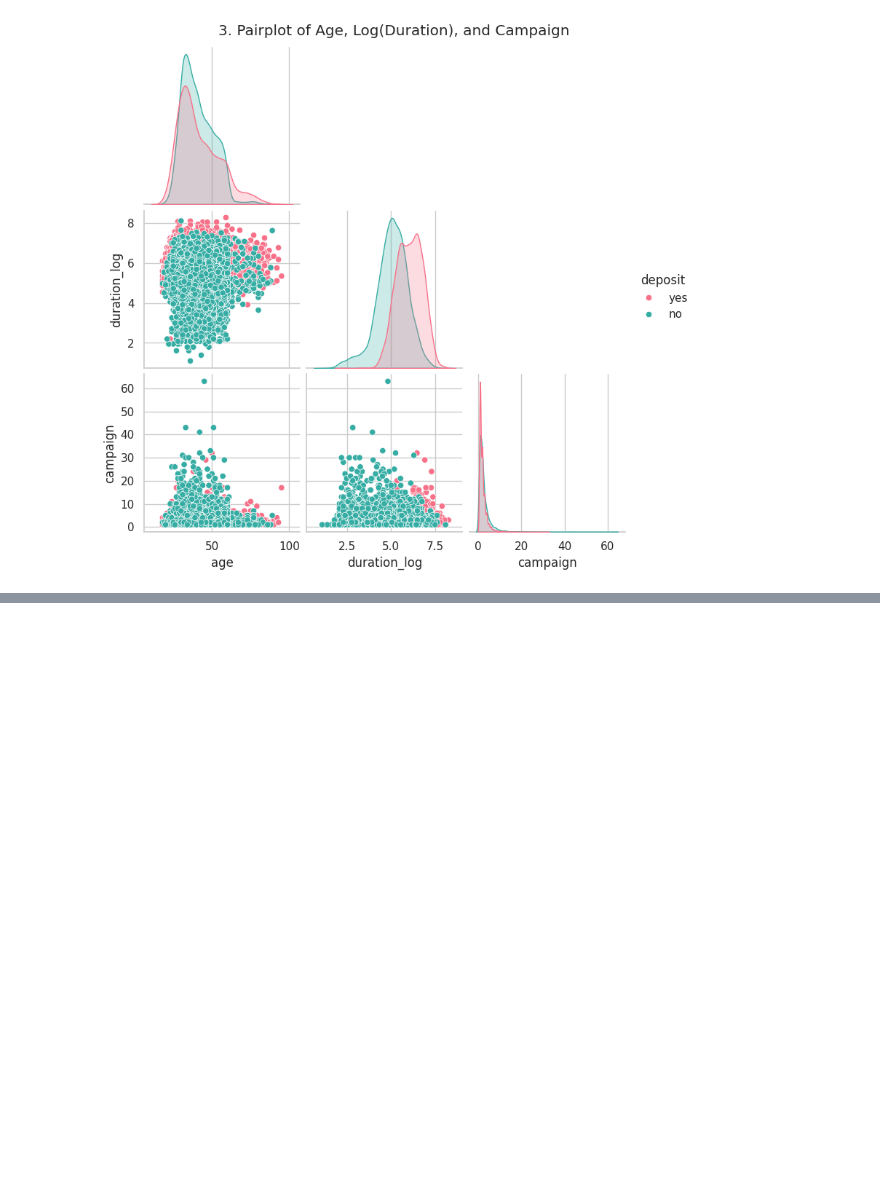
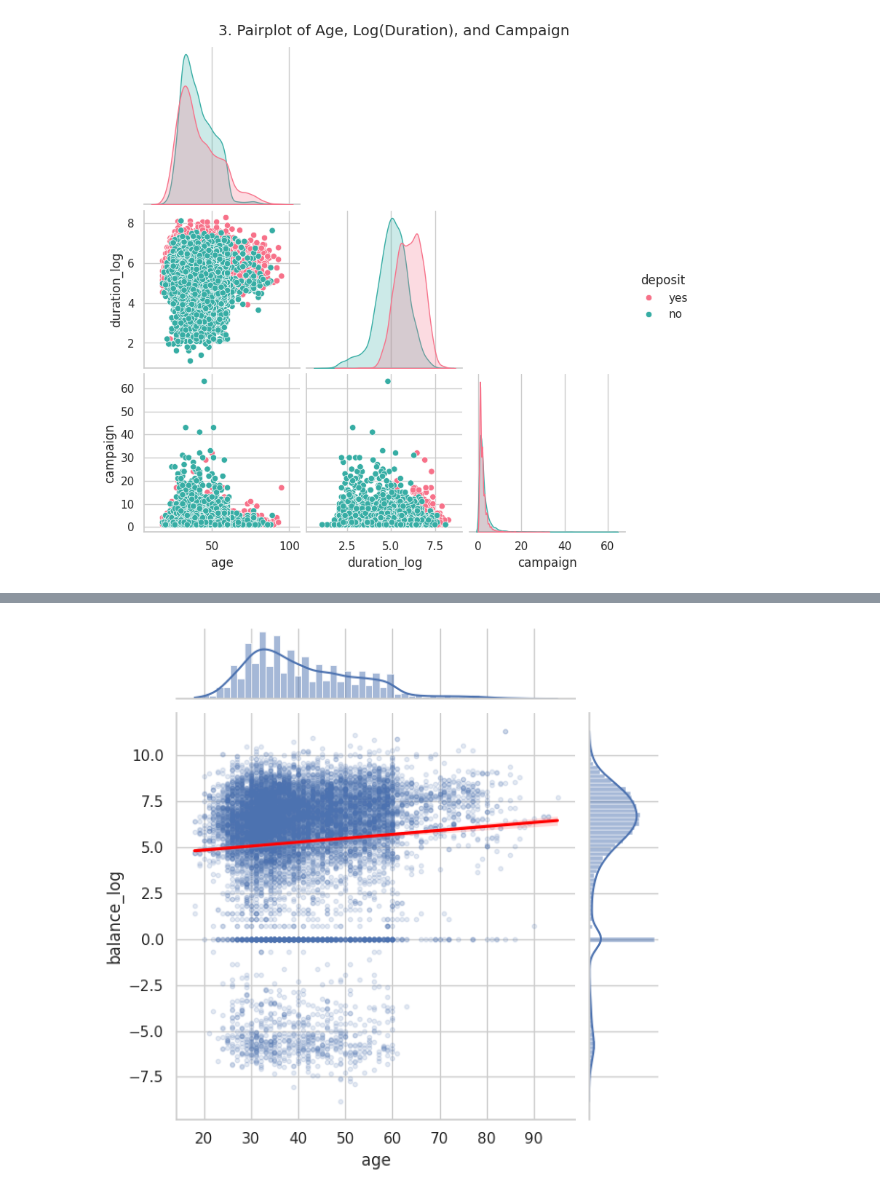
Before and after one commit to Yash-Poddar-12/YashPoddar-EDA-Project, a Jupyter notebook: YashPoddar_EDA_Project.ipynb, the cells around one changed output, grey strips where cells are left out. Cells and saved outputs as stored; diff of their text form; code cells hidden in the pictures; blank space fills up the shorter version.

```diff
--- a/YashPoddar_EDA_Project.ipynb
+++ b/YashPoddar_EDA_Project.ipynb
@@ -246,0 +282,6 @@ plt.show()
+# %%
+# 2D analysis - joint distribution of age and account balance from the dataset
+sns.jointplot(x='age', y='balance_log', data=df, kind='reg', scatter_kws={'alpha': 0.15, 's': 10}, line_kws={'color': 'red'}, height=6)
+plt.show()
+# %% [output]
+[figure, added]
```
Also changed, not shown: parts of 8 cells of this notebook.
